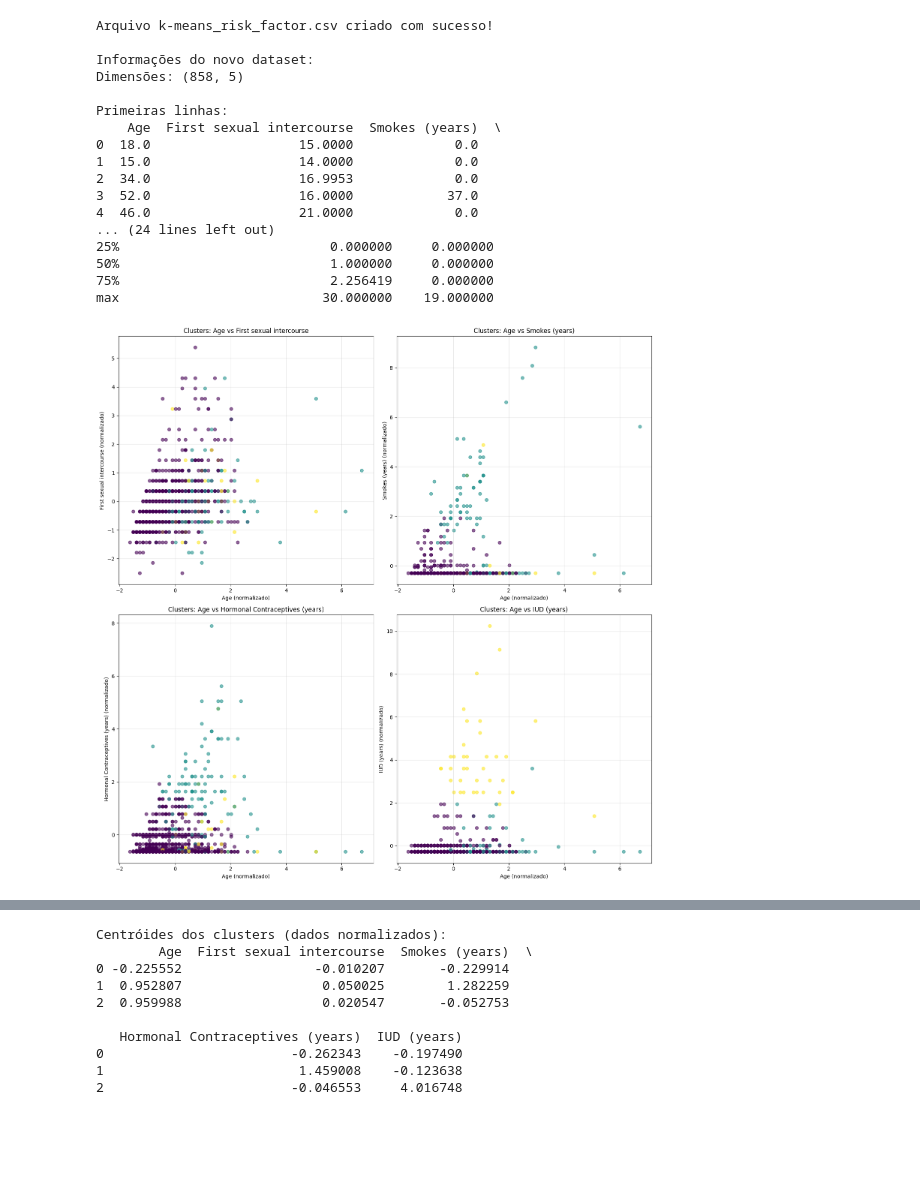
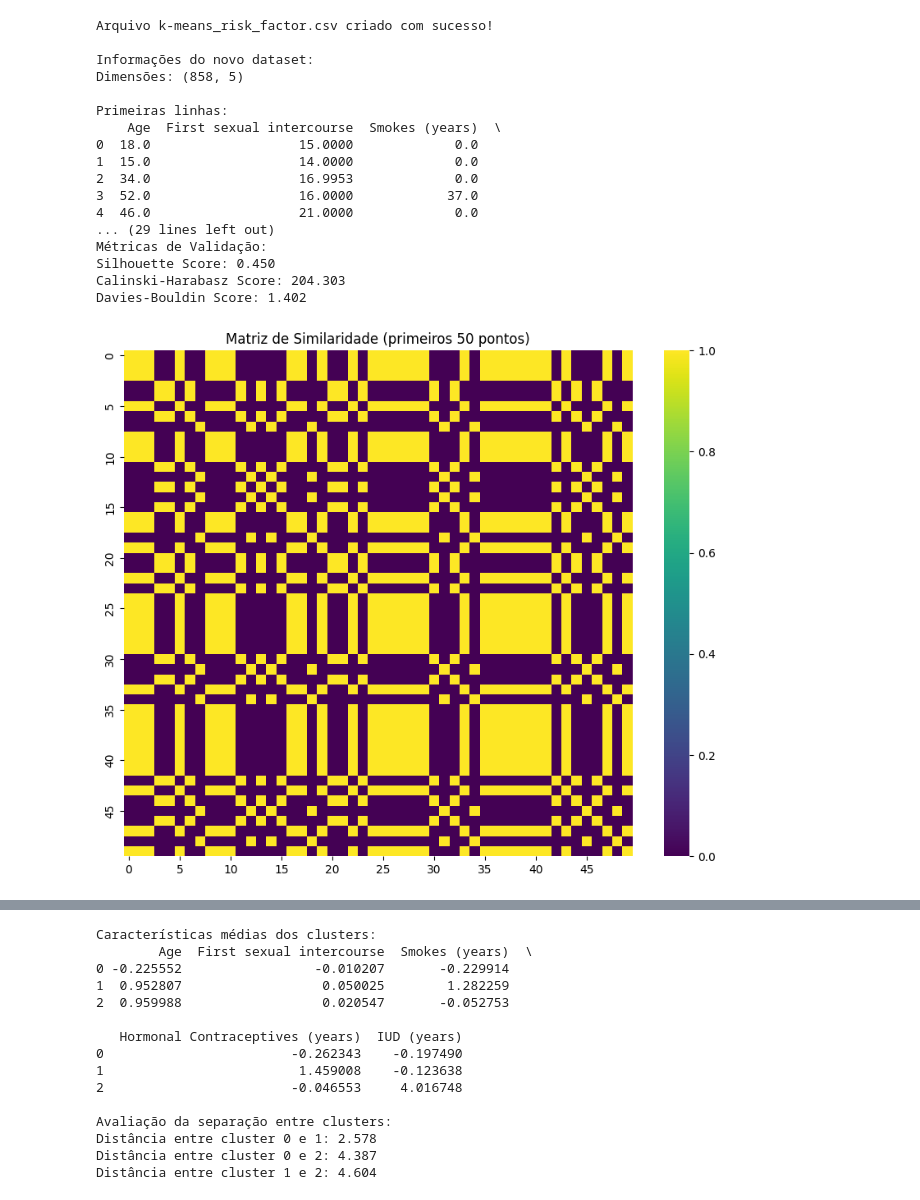
Before and after one commit to VTellesRg/IA-KNN, a Jupyter notebook: cervical-cancer-risk-factor.ipynb, the cells around one changed output, grey strips where cells are left out. Saved outputs shown, nothing was run; the diff lists cells and outputs as text; code cells hidden in the pictures; blank space fills up the shorter version.

Commit message:
adiciona novas funções de pré-processamento de dados para análise de câncer cervical

```diff
--- a/cervical-cancer-risk-factor.ipynb
+++ b/cervical-cancer-risk-factor.ipynb
@@ -3,8 +3,10 @@ import pandas as pd
 import numpy as np
 from sklearn.preprocessing import StandardScaler
 from sklearn.cluster import KMeans
-from sklearn.metrics import silhouette_score
+from sklearn.metrics import silhouette_score, calinski_harabasz_score, davies_bouldin_score
 import matplotlib.pyplot as plt
+import seaborn as sns
+from sklearn.metrics.pairwise import euclidean_distances
 
 # Ler o arquivo original
 try:
@@ -49,8 +51,54 @@ scaler = StandardScaler()
 X = pd.DataFrame(scaler.fit_transform(df_kmeans), columns=df_kmeans.columns)
 
 # Aplicar K-means
-kmeans = KMeans(n_clusters=3, random_state=42)
+n_clusters = 3
+kmeans = KMeans(n_clusters=n_clusters, random_state=42)
 clusters = kmeans.fit_predict(X)
+
+# Calcular métricas de validação
+silhouette = silhouette_score(X, clusters)
+calinski = calinski_harabasz_score(X, clusters)
+davies = davies_bouldin_score(X, clusters)
+
+print("\nMétricas de Validação:")
+print(f"Silhouette Score: {silhouette:.3f}")
+print(f"Calinski-Harabasz Score: {calinski:.3f}")
+print(f"Davies-Bouldin Score: {davies:.3f}")
+
+# Criar matriz de similaridade
+distances = euclidean_distances(X)
+similarity_matrix = np.zeros((len(clusters), len(clusters)))
+for i in range(len(clusters)):
+    for j in range(len(clusters)):
+        if clusters[i] == clusters[j]:
+            similarity_matrix[i][j] = 1
+
+# Visualizar matriz de similaridade
+plt.figure(figsize=(10, 8))
+sns.heatmap(similarity_matrix[:50, :50], cmap='viridis',
+            xticklabels=5, yticklabels=5)
+plt.title('Matriz de Similaridade (primeiros 50 pontos)')
+plt.show()
+
+# Distribuição dos clusters
+plt.figure(figsize=(8, 6))
+sns.countplot(x=clusters)
+plt.title('Distribuição dos Clusters')
+plt.xlabel('Cluster')
+plt.ylabel('Número de Amostras')
+plt.show()
+
+# Análise das características dos clusters
+cluster_means = pd.DataFrame(X.groupby(clusters).mean())
+print("\nCaracterísticas médias dos clusters:")
+print(cluster_means)
+
+# Avaliar separação entre clusters
+print("\nAvaliação da separação entre clusters:")
+for i in range(n_clusters):
+    for j in range(i+1, n_clusters):
+        dist = np.linalg.norm(kmeans.cluster_centers_[i] - kmeans.cluster_centers_[j])
+        print(f"Distância entre cluster {i} e {j}: {dist:.3f}")
 
 # Adicionar clusters ao dataframe
 X['Cluster'] = clusters
@@ -60,36 +108,36 @@ features = [col for col in X.columns if col not in ['Age', 'Cluster']]
 fig, axes = plt.subplots(2, 2, figsize=(15, 15))
 axes = axes.ravel()
 
 for idx, feature in enumerate(features):
     axes[idx].scatter(X['Age'], X[feature], c=clusters, cmap='viridis', alpha=0.6)
     axes[idx].set_xlabel('Age (normalizado)')
     axes[idx].set_ylabel(f'{feature} (normalizado)')
     axes[idx].set_title(f'Clusters: Age vs {feature}')
     axes[idx].grid(True, alpha=0.3)
 
 plt.tight_layout()
 plt.show()
 
 # Mostrar centróides
 centers = pd.DataFrame(kmeans.cluster_centers_, columns=X.columns[:-1])
 print("\nCentróides dos clusters (dados normalizados):")
 print(centers)
 # %% [output]
 Arquivo k-means_risk_factor.csv criado com sucesso!
 
 Informações do novo dataset:
 Dimensões: (858, 5)
 
 Primeiras linhas:
     Age  First sexual intercourse  Smokes (years)  \
 0  18.0                   15.0000             0.0
 1  15.0                   14.0000             0.0
 2  34.0                   16.9953             0.0
 3  52.0                   16.0000            37.0
 4  46.0                   21.0000             0.0
-... (24 lines left out)
-25%                           0.000000     0.000000
-50%                           1.000000     0.000000
-75%                           2.256419     0.000000
-max                          30.000000    19.000000
+... (29 lines left out)
+Métricas de Validação:
+Silhouette Score: 0.450
+Calinski-Harabasz Score: 204.303
+Davies-Bouldin Score: 1.402
-[figure, old version]
+[figure, new version]
@@ -96,4 +145,4 @@ max                          30.000000    19.000000
-Centróides dos clusters (dados normalizados):
+Características médias dos clusters:
         Age  First sexual intercourse  Smokes (years)  \
 0 -0.225552                 -0.010207       -0.229914
 1  0.952807                  0.050025        1.282259
@@ -103,3 +152,8 @@ Centróides dos clusters (dados normalizados):
 0                        -0.262343    -0.197490
 1                         1.459008    -0.123638
 2                        -0.046553     4.016748
+
+Avaliação da separação entre clusters:
+Distância entre cluster 0 e 1: 2.578
+Distância entre cluster 0 e 2: 4.387
+Distância entre cluster 1 e 2: 4.604
```
Also changed, not shown: parts of 1 cell of this notebook.
